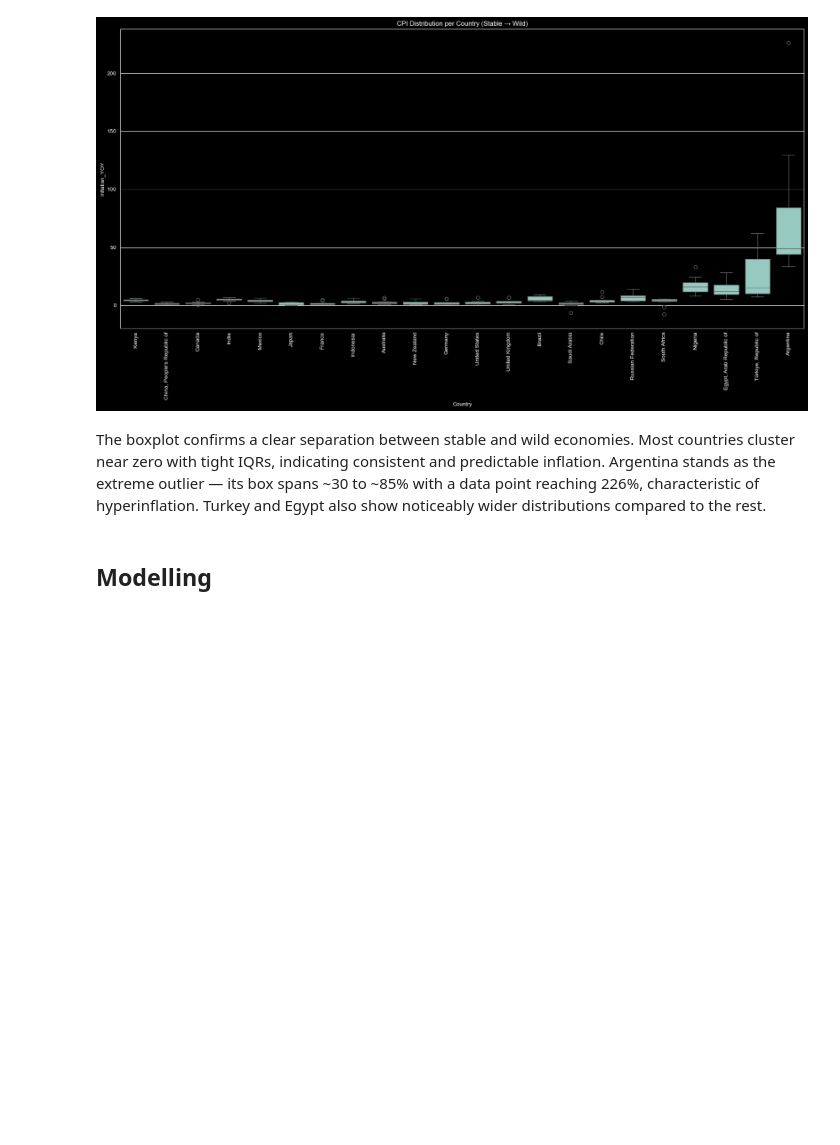
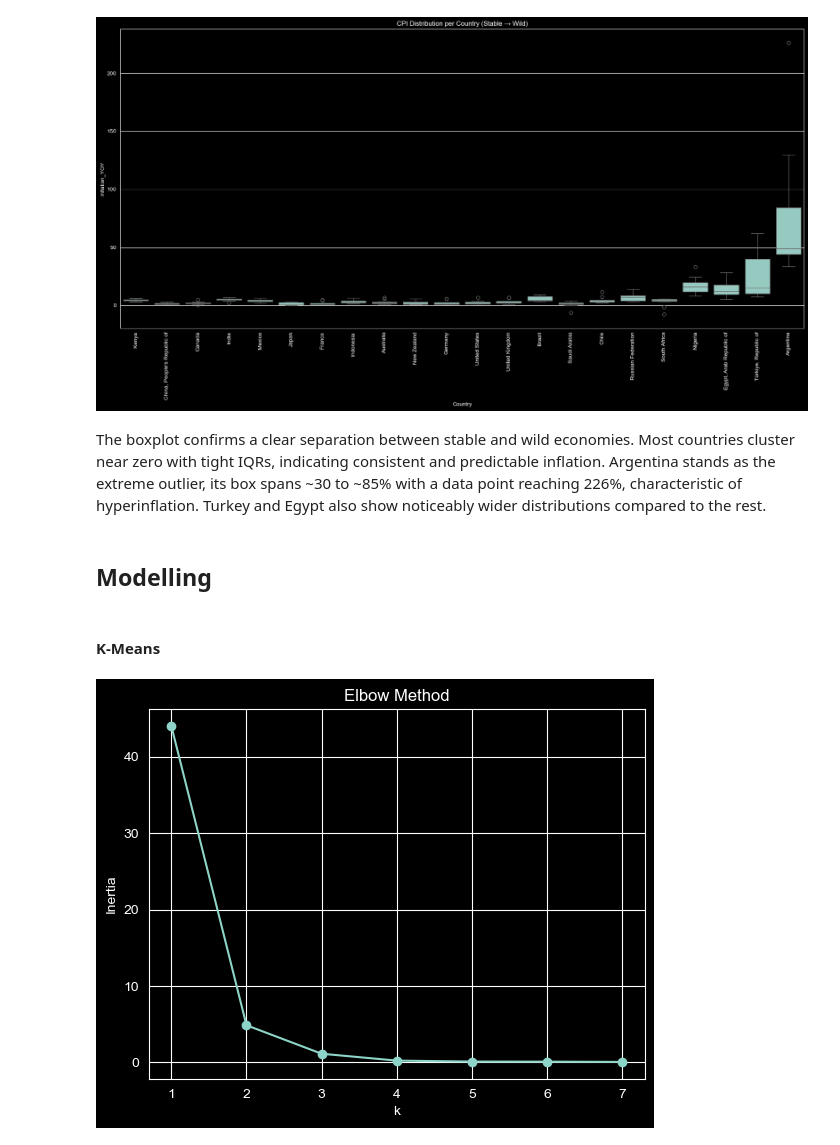
Before and after one commit to syahrazfa/inflation-regime-detection, a Jupyter notebook: analytics.ipynb, the cells around one changed output. Saved outputs shown, nothing was run; the diff lists cells and outputs as text; code cells hidden in the pictures; blank space fills up the shorter version.

```diff
--- a/analytics.ipynb
+++ b/analytics.ipynb
@@ -408,8 +408,34 @@ plt.show()
 # %% [markdown]
 The boxplot confirms a clear separation between stable and wild economies.
 Most countries cluster near zero with tight IQRs, indicating consistent and
-predictable inflation. Argentina stands as the extreme outlier — its box spans
+predictable inflation. Argentina stands as the extreme outlier, its box spans
 ~30 to ~85% with a data point reaching 226%, characteristic of hyperinflation.
 Turkey and Egypt also show noticeably wider distributions compared to the rest.
 # %% [markdown]
 ## Modelling
+# %% [markdown]
+#### K-Means
+# %%
+features = data_long.groupby('Country')['Inflation_YOY'].agg(['mean', 'std']).reset_index()
+features.columns = ['Country', 'Mean_Inflation', 'Std_Inflation']
+features = features.dropna()
+# %%
+from sklearn.preprocessing import StandardScaler
+from sklearn.cluster import KMeans
+
+scaler = StandardScaler()
+X = scaler.fit_transform(features[['Mean_Inflation', 'Std_Inflation']])
+# %%
+inertias = []
+for k in range(1, 8):
+    km = KMeans(n_clusters=k, random_state=42)
+    km.fit(X)
+    inertias.append(km.inertia_)
+
+plt.plot(range(1, 8), inertias, marker='o')
+plt.title('Elbow Method')
+plt.xlabel('k')
+plt.ylabel('Inertia')
+plt.show()
+# %% [output]
+[figure, added]
```
Also changed, not shown: parts of 7 cells of this notebook.
